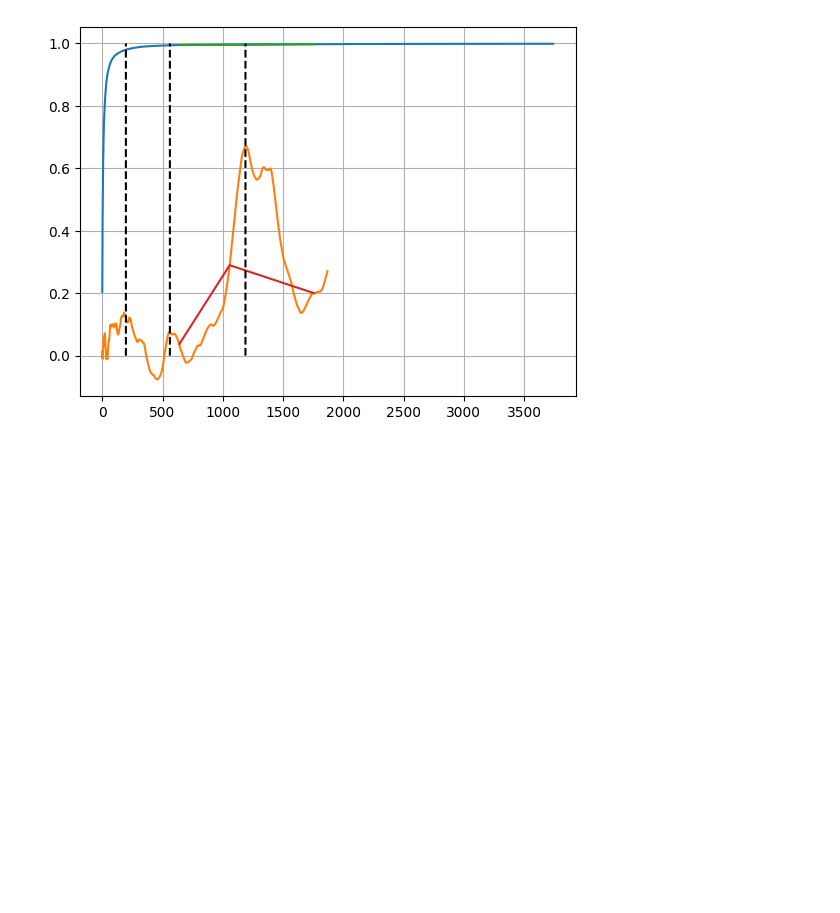
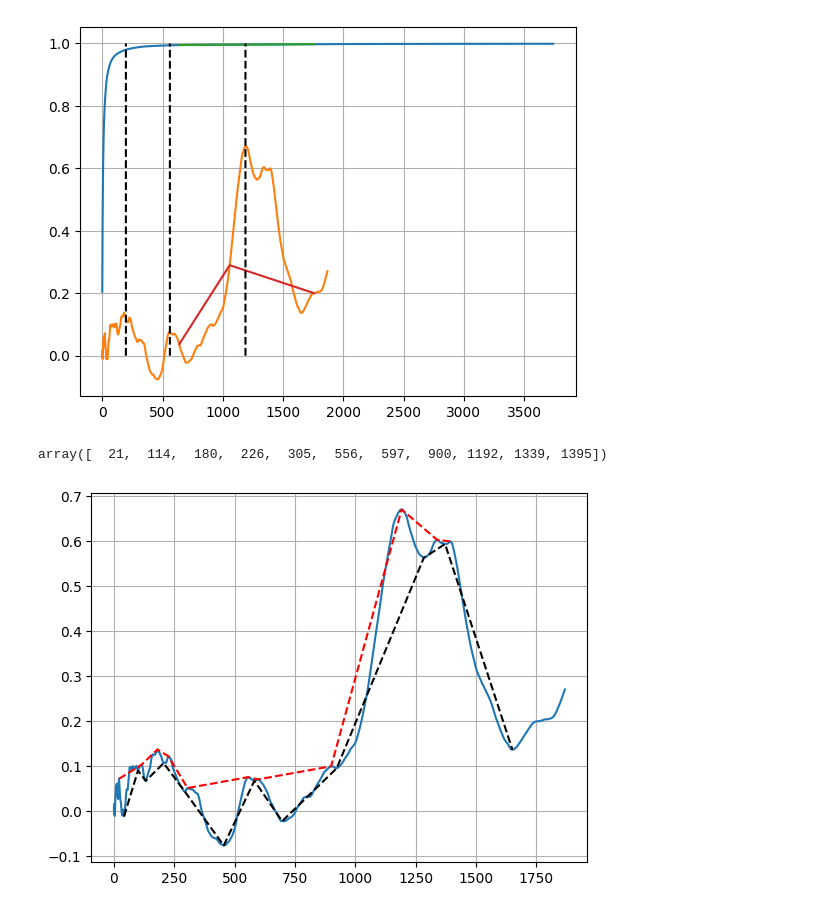
Before and after one commit to bahram3000/google_colab, a Jupyter notebook: btc_period_and_predictions_find.ipynb, the cells around one changed output. Cells and saved outputs as stored; diff of their text form; code cells hidden in the pictures; blank space fills up the shorter version.

```diff
--- a/btc_period_and_predictions_find.ipynb
+++ b/btc_period_and_predictions_find.ipynb
@@ -71,0 +74,29 @@ plt.show()
+# %%
+def find_pivot(inp_data,len_range:int=20):
+  assert one_dimension_data(inp_data)
+  l=len(inp_data)
+  uppers=[]
+  lowers=[]
+  for i in range(len_range,l-len_range):
+    try:
+      if inp_data[i]== np.max(inp_data[i-len_range:i+len_range]):
+        uppers.append(i)
+      if inp_data[i]== np.min(inp_data[i-len_range:i+len_range]):
+        lowers.append(i)
+    except:
+      pass
+  return np.array(uppers),np.array(lowers)
+# %%
+pv=find_pivot(fbpdun[0])
+# %%
+pv[0]
+# %% [output]
+array([  21,  114,  180,  226,  305,  556,  597,  900, 1192, 1339, 1395])
+# %%
+plt.plot(fbpdun[0])
+plt.plot(pv[0],fbpdun[0][pv[0]],linestyle='--',c='red')
+plt.plot(pv[1],fbpdun[0][pv[1]],linestyle='--',c='black')
+plt.grid()
+plt.show()
+# %% [output]
+[figure, added]
```
Also changed, not shown: parts of 2 cells of this notebook.
